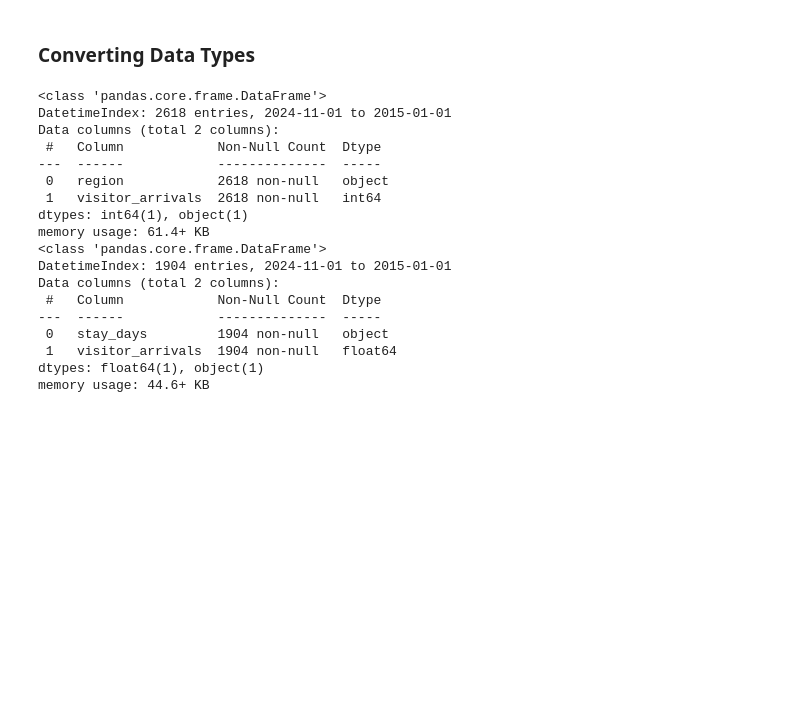
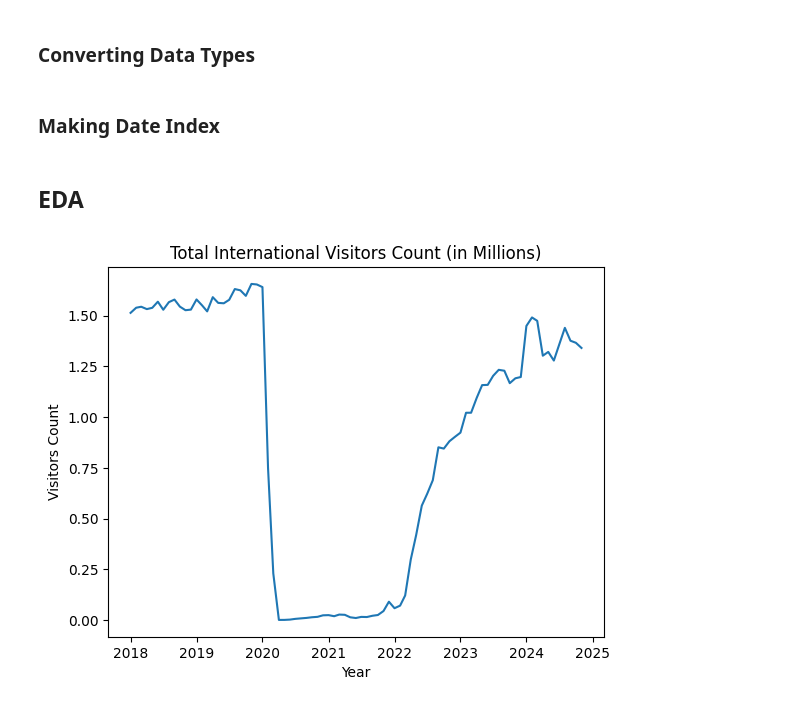
Before and after one commit to KaungSiThu-Sallius/Forecasting-Tourism-Demand-in-Singapore, a Jupyter notebook: main.ipynb, the cells around one changed output. Drawn from its saved outputs; the diff is of its cells as text; code cells hidden in the pictures; blank space fills up the shorter version.

Commit message:
day02 data preprocessing

```diff
--- a/main.ipynb
+++ b/main.ipynb
@@ -43,7 +46,7 @@ def wide2Long(_df, value_name, series_name):
     df.rename(columns={
         'DataSeries': series_name
     } ,inplace=True)
-    df = df.loc['2015-01-01':]
+    df = df.loc['2018-01-01':]
     return df
 
 def wide2Long_2(_df, value_name, series_name):
@@ -53,7 +56,7 @@ def wide2Long_2(_df, value_name, series_name):
     df.rename(columns={
         'DataSeries': series_name
     } ,inplace=True)
-    df = df.loc['2010':]
+    df = df.loc['2015':]
     df.index = df.index.sort_values(ascending=False)
     return df
 # %%
@@ -93,24 +100,3 @@ holidays = pd.concat([holiday_14_22_df, holiday_23_df, holiday_24_df])
 holidays = holidays.reset_index(drop=True)
 # %% [markdown]
 ### Converting Data Types
-# %%
-inter_arrival_stay_days_df.info()
-# %% [output]
-<class 'pandas.core.frame.DataFrame'>
-DatetimeIndex: 2618 entries, 2024-11-01 to 2015-01-01
-Data columns (total 2 columns):
- #   Column            Non-Null Count  Dtype
----  ------            --------------  -----
- 0   region            2618 non-null   object
- 1   visitor_arrivals  2618 non-null   int64
-dtypes: int64(1), object(1)
-memory usage: 61.4+ KB
-<class 'pandas.core.frame.DataFrame'>
-DatetimeIndex: 1904 entries, 2024-11-01 to 2015-01-01
-Data columns (total 2 columns):
- #   Column            Non-Null Count  Dtype
----  ------            --------------  -----
- 0   stay_days         1904 non-null   object
- 1   visitor_arrivals  1904 non-null   float64
-dtypes: float64(1), object(1)
-memory usage: 44.6+ KB
@@ -116,0 +112,2 @@ memory usage: 44.6+ KB
+# %% [markdown]
+### Making Date Index
@@ -116,0 +155,13 @@ memory usage: 44.6+ KB
+# %% [markdown]
+## EDA
+# %%
+inter_arrival_df_total = inter_arrival_df[inter_arrival_df['region'] == 'Total'].copy()
+inter_arrival_df_total['visitor_arrivals'] = inter_arrival_df_total['visitor_arrivals'].astype(float) / 1_000_000
+
+sns.lineplot(x=inter_arrival_df_total.index, y=inter_arrival_df_total['visitor_arrivals'])
+plt.title('Total International Visitors Count (in Millions)')
+plt.xlabel('Year')
+plt.ylabel('Visitors Count')
+plt.show()
+# %% [output]
+[figure, added]
```
Also changed, not shown: parts of 18 cells of this notebook, 4 other files.
